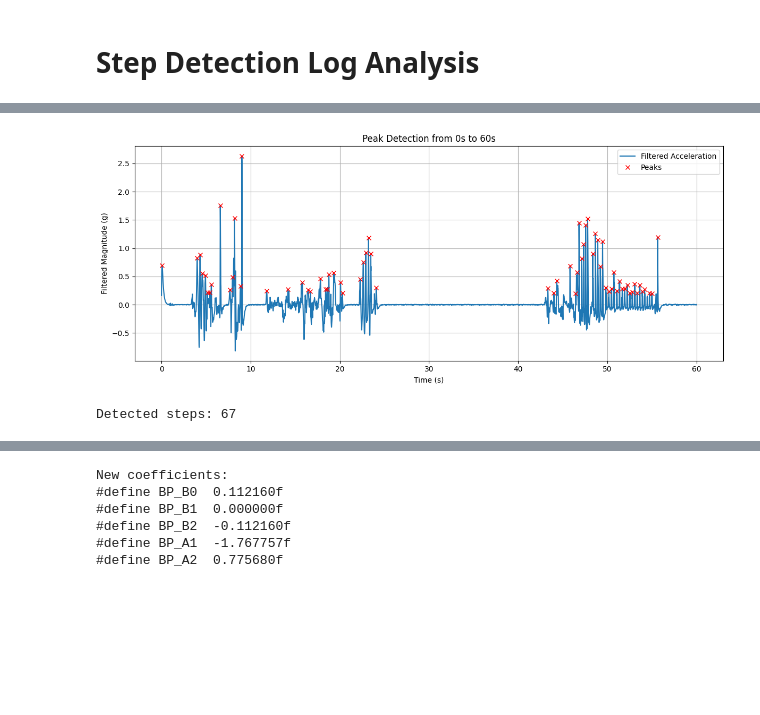
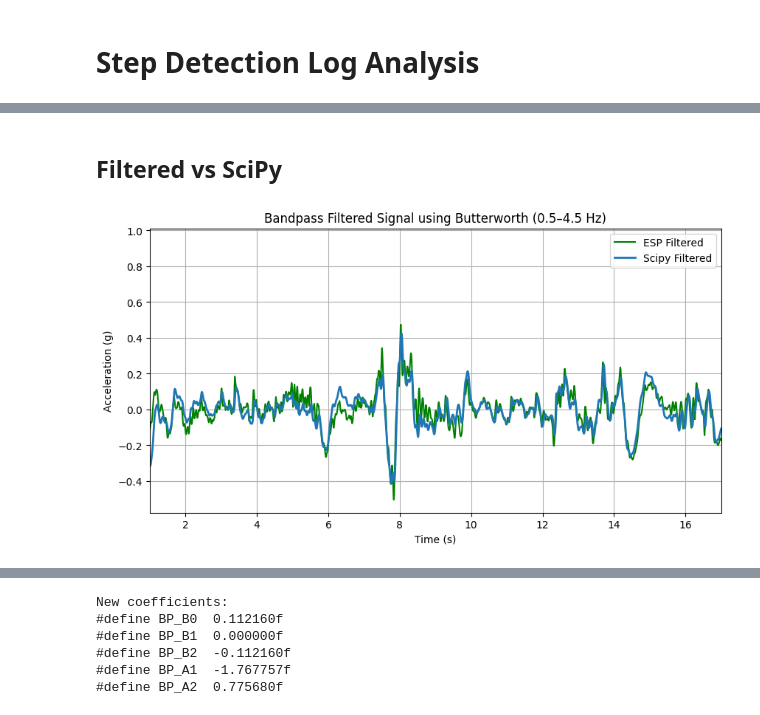
Before and after one commit to Fate8880/MoveMate, a Jupyter notebook: step_analysis.ipynb, the cells around one changed output, grey strips where cells are left out. Drawn from its saved outputs; the diff is of its cells as text; code cells hidden in the pictures; blank space fills up the shorter version.

```diff
--- a/step_analysis.ipynb
+++ b/step_analysis.ipynb
@@ -81,27 +51,32 @@ plt.show()
-# %%
-from scipy.signal import find_peaks
-start_time = 0
-end_time = 60
-
-# Filter the DataFrame for the specified time range
-df_window = df[(df['time_s'] >= start_time) & (df['time_s'] <= end_time)]
-
-# Try basic detection
-peaks, _ = find_peaks(df_window['filtered_mag'], height=0.2, distance=15)  # adjust height & distance as needed
-
-# Plot
-plt.figure(figsize=(12, 5))
-plt.plot(df_window['time_s'], df_window['filtered_mag'], label='Filtered Acceleration')
-plt.plot(df_window['time_s'].iloc[peaks], df_window['filtered_mag'].iloc[peaks], "rx", label='Peaks')
-plt.xlabel('Time (s)')
-plt.ylabel('Filtered Magnitude (g)')
-plt.title(f'Peak Detection from {start_time}s to {end_time}s')
-plt.grid(True)
-plt.legend()
-plt.tight_layout()
-plt.show()
-
-print("Detected steps:", len(peaks))
-# %% [output]
-[figure, removed]
-Detected steps: 67
+# %% [markdown]
+## Filtered vs SciPy
+# %%
+import pandas as pd
+import numpy as np
+import matplotlib.pyplot as plt
+from scipy.signal import butter, lfilter
+
+
+fs = 100  # Sampling frequency in Hz
+low_cut = 0.5
+high_cut = 4.5
+
+# Normalize the frequencies
+low = low_cut / (fs / 2)
+high = high_cut / (fs / 2)
+
+b, a = butter(N=2, Wn=[low, high], btype='band')
+df['scipy_butter'] = lfilter(b, a, df['raw_mag'])
+
+plt.figure(figsize=(10, 5))
+plt.plot(df['time_elapsed'], df['filtered'], label='ESP Filtered', color='green')
+plt.plot(df['time_elapsed'], df['scipy_butter'], label='Scipy Filtered', linewidth=2)
+plt.xlabel('Time (s)')
+plt.ylabel('Acceleration (g)')
+plt.title('Bandpass Filtered Signal using Butterworth (0.5–4.5 Hz)')
+plt.legend()
+plt.grid(True)
+plt.xlim(start, end)
+plt.show()
+# %% [output]
+[figure, added]
```
Also changed, not shown: parts of 3 cells of this notebook, 4 other files.
